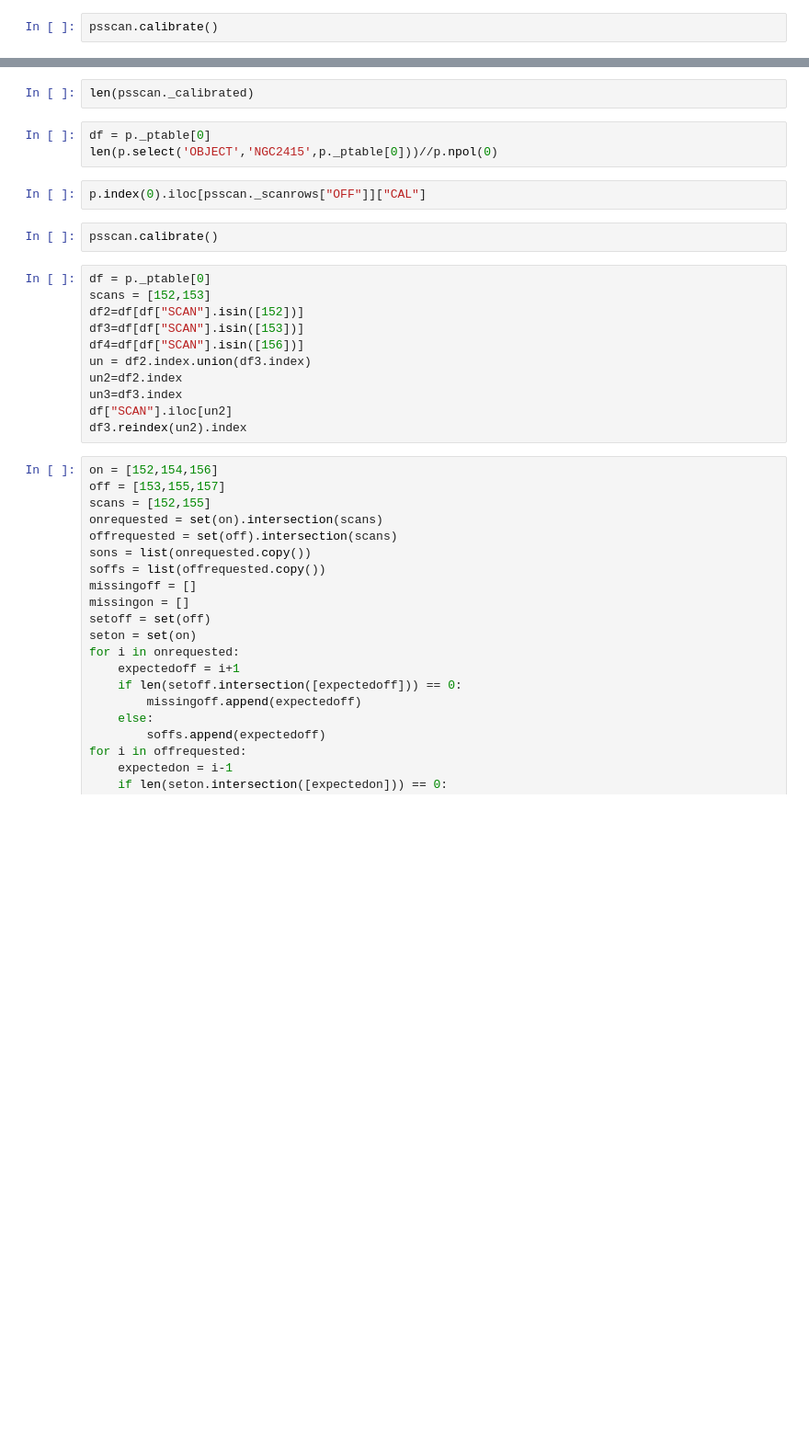
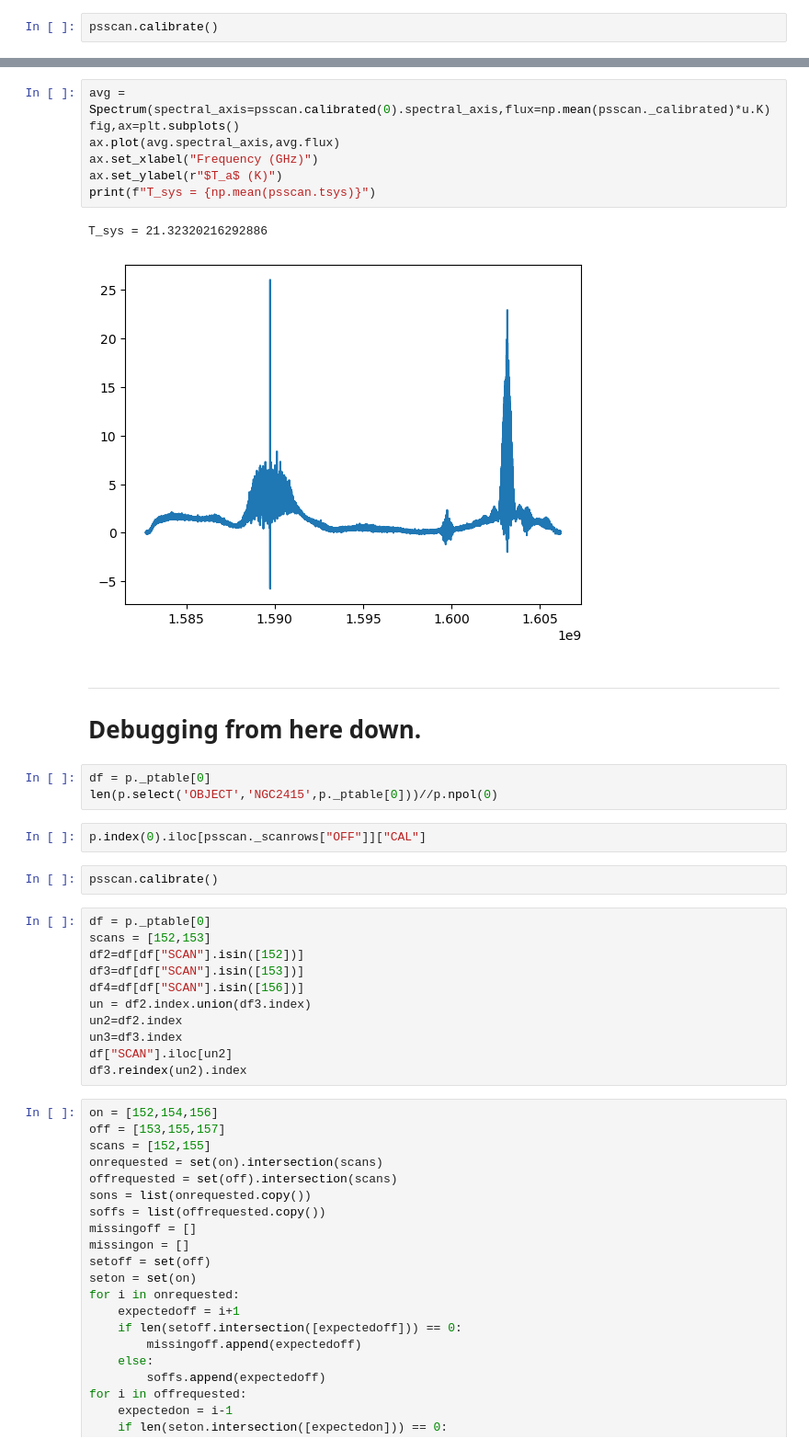
Before and after one commit to GreenBankObservatory/dysh, a Jupyter notebook: notebooks/test_spectra.ipynb, the cells around one changed output, grey strips where cells are left out. Shown at 92% size. Saved outputs shown, nothing was run; the diff lists cells and outputs as text; blank space fills up the shorter version.

```diff
--- a/notebooks/test_spectra.ipynb
+++ b/notebooks/test_spectra.ipynb
@@ -107,5 +215,16 @@ print(np.mean(psscan.tsys))
 # %%
-len(psscan._calibrated)
+avg = Spectrum(spectral_axis=psscan.calibrated(0).spectral_axis,flux=np.mean(psscan._calibrated)*u.K)
+fig,ax=plt.subplots()
+ax.plot(avg.spectral_axis,avg.flux)
+ax.set_xlabel("Frequency (GHz)")
+ax.set_ylabel(r"$T_a$ (K)")
+print(f"T_sys = {np.mean(psscan.tsys)}")
+# %% [output]
+T_sys = 21.32320216292886
+[figure, added]
+# %% [markdown]
+-----
+# Debugging from here down.
 # %%
 df = p._ptable[0]
 len(p.select('OBJECT','NGC2415',p._ptable[0]))//p.npol(0)
```
Also changed, not shown: parts of 35 cells of this notebook, 2 other files.
